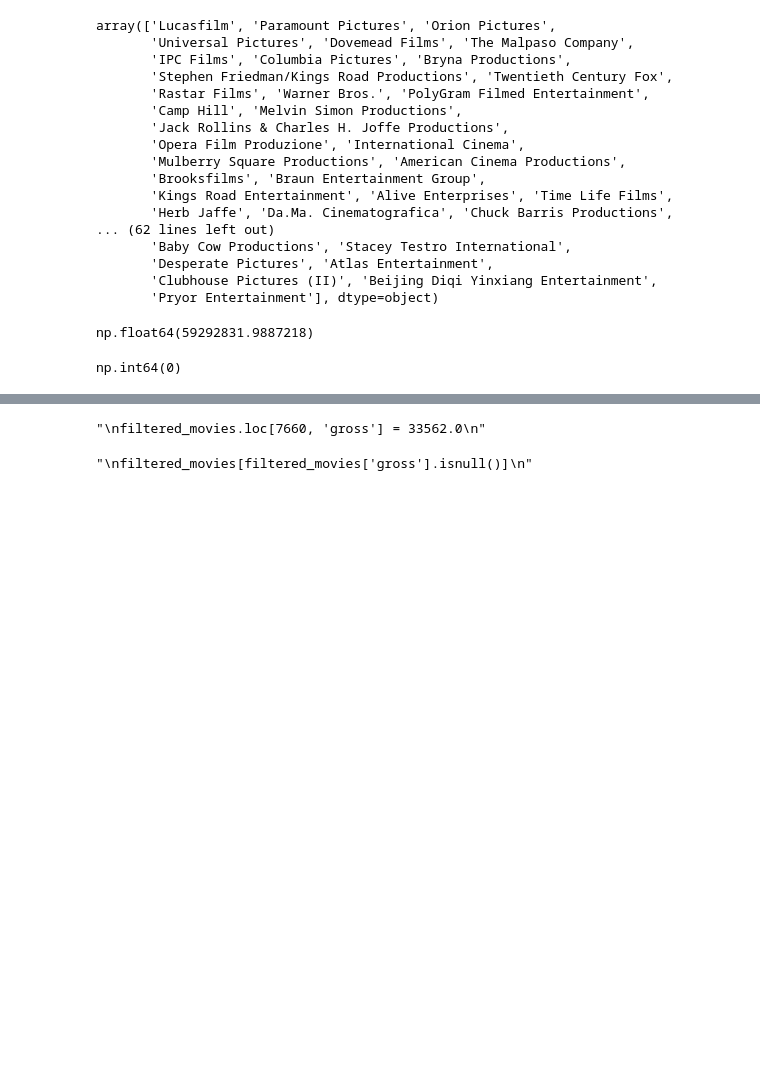
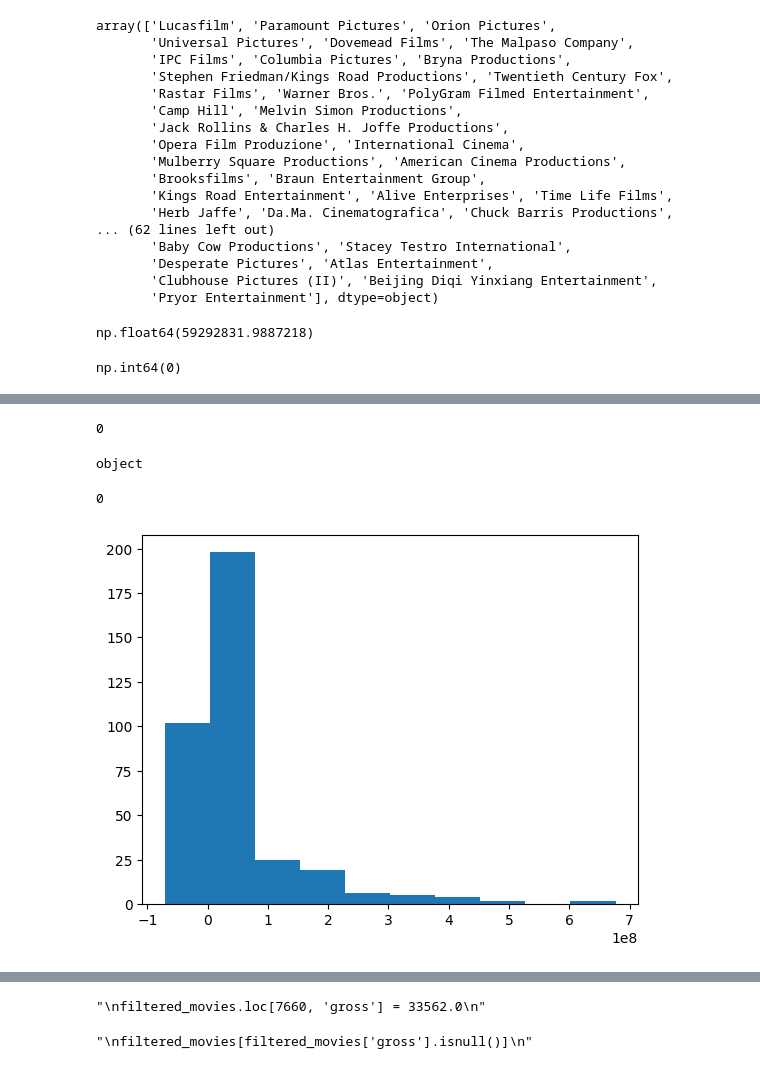
Before and after one commit to Kaidense2026/Pop_culture-, a Jupyter notebook: Pop_Culture_research_project.ipynb, the cells around one changed output, grey strips where cells are left out. Cells and saved outputs as stored; diff of their text form; code cells hidden in the pictures; blank space fills up the shorter version.

```diff
--- a/Pop_Culture_research_project.ipynb
+++ b/Pop_Culture_research_project.ipynb
@@ -544,0 +581,17 @@ plt.show()
+# %%
+print(refiltered_movies['profit'].isna().sum())
+# %% [output]
+0
+# %%
+print(refiltered_movies['genre'].dtype)
+# %% [output]
+object
+# %%
+print(refiltered_movies['genre'].isna().sum())
+# %% [output]
+0
+# %%
+plt.hist(refiltered_movies['profit'])
+plt.show()
+# %% [output]
+[figure, added]
```
Also changed, not shown: parts of 6 cells of this notebook.
